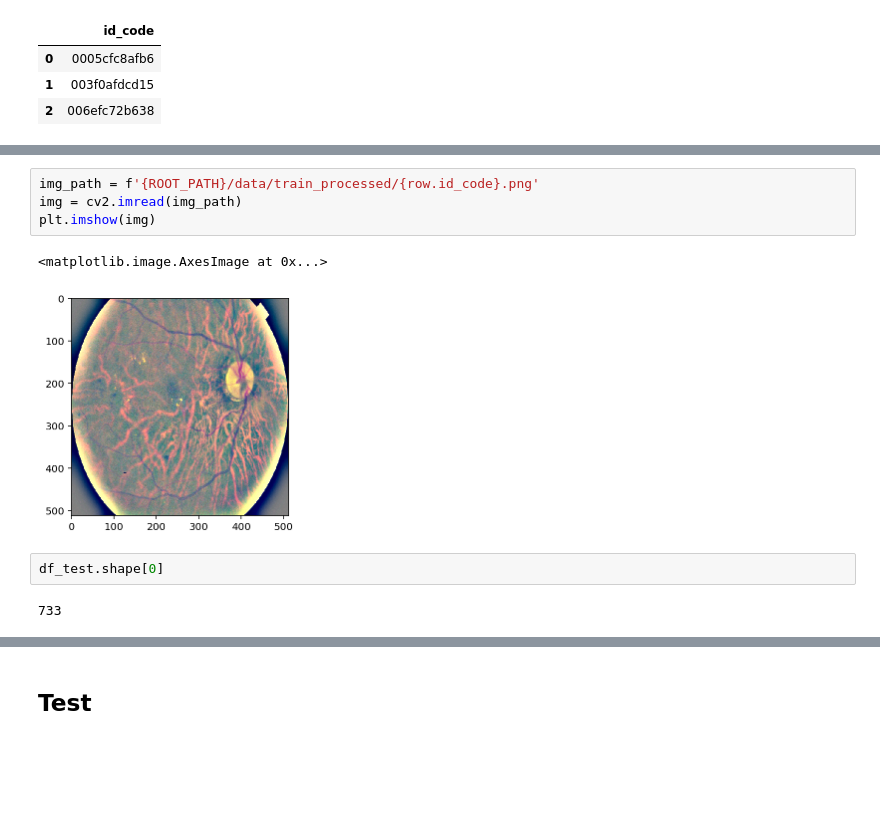
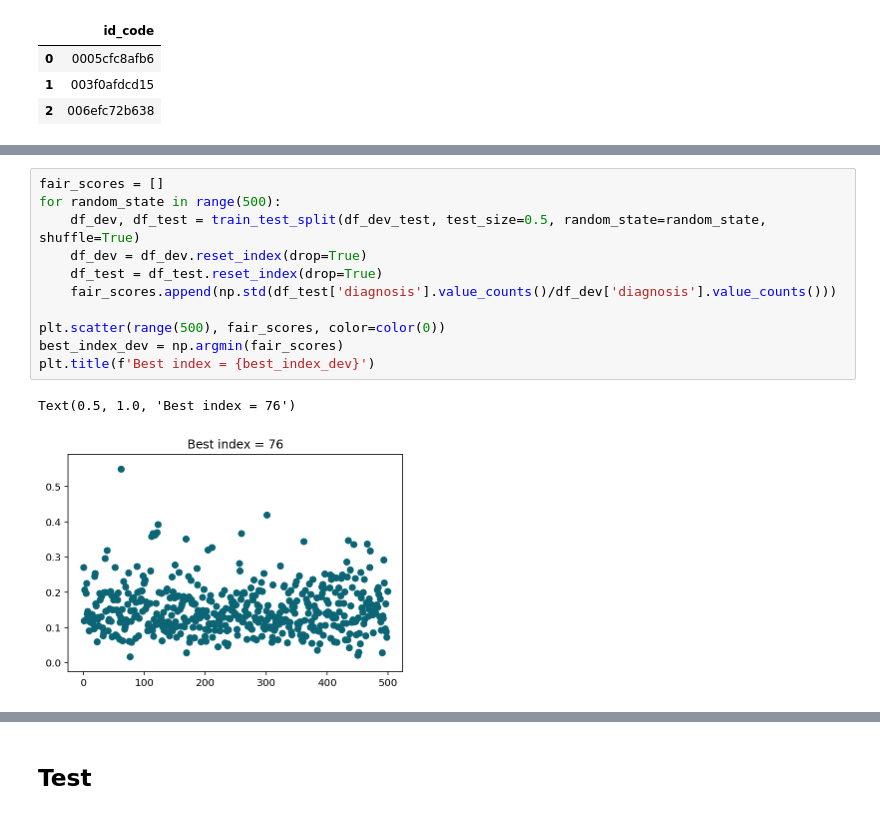
Before and after one commit to AndreaAmico/kaggle, a Jupyter notebook: aptos/notebooks/save_hdf5_data.ipynb, the cells around one changed output, grey strips where cells are left out. Cells and saved outputs as stored; diff of their text form; blank space fills up the shorter version.

```diff
--- a/aptos/notebooks/save_hdf5_data.ipynb
+++ b/aptos/notebooks/save_hdf5_data.ipynb
@@ -54,11 +75,14 @@ sns.countplot(df_test['diagnosis'], color=color(2), ax=ax)
-# %%
-img_path = f'{ROOT_PATH}/data/train_processed/{row.id_code}.png'
-img = cv2.imread(img_path)
-plt.imshow(img)
-# %% [output]
-<matplotlib.image.AxesImage at 0x...>
-[figure, removed]
-# %%
-df_test.shape[0]
-# %% [output]
-733
+# %%
+fair_scores = []
+for random_state in range(500):
+    df_dev, df_test = train_test_split(df_dev_test, test_size=0.5, random_state=random_state, shuffle=True)
+    df_dev = df_dev.reset_index(drop=True)
+    df_test = df_test.reset_index(drop=True)
+    fair_scores.append(np.std(df_test['diagnosis'].value_counts()/df_dev['diagnosis'].value_counts()))
+
+plt.scatter(range(500), fair_scores, color=color(0))
+best_index_dev = np.argmin(fair_scores)
+plt.title(f'Best index = {best_index_dev}')
+# %% [output]
+Text(0.5, 1.0, 'Best index = 76')
+[figure, added]
```
Also changed, not shown: parts of 14 cells of this notebook, 4 other files.
